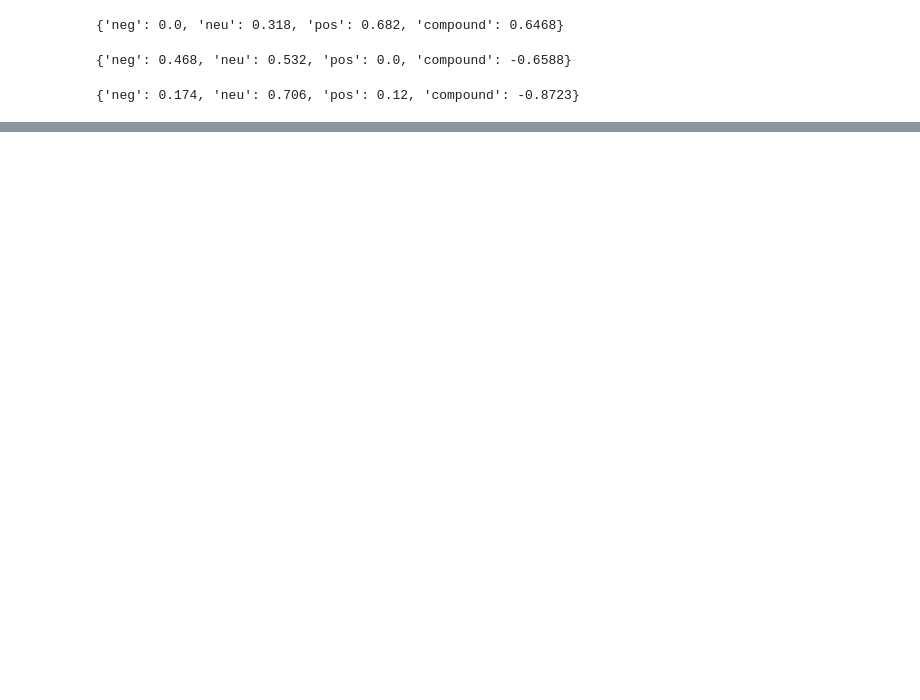
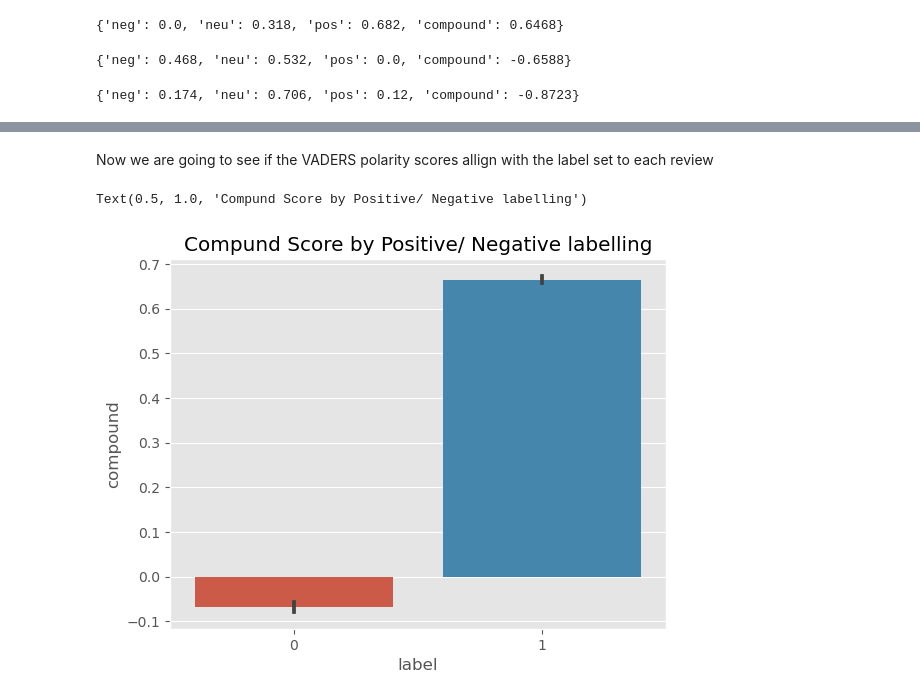
Before and after one commit to tommf00/Data-Science-Portfolio, a Jupyter notebook: Sentiment Analysis IMDB/sentiment_analysis_imdb.ipynb, the cells around one changed output, grey strips where cells are left out. Drawn from its saved outputs; the diff is of its cells as text; code cells hidden in the pictures; blank space fills up the shorter version.

```diff
--- a/Sentiment Analysis IMDB/sentiment_analysis_imdb.ipynb
+++ b/Sentiment Analysis IMDB/sentiment_analysis_imdb.ipynb
@@ -151,0 +152,8 @@ vaders
+# %% [markdown]
+Now we are going to see if the VADERS polarity scores allign with the label set to each review
+# %%
+ax=sns.barplot(data=vaders,x='label',y='compound')
+ax.set_title('Compund Score by Positive/ Negative labelling')
+# %% [output]
+Text(0.5, 1.0, 'Compund Score by Positive/ Negative labelling')
+[figure, added]
```
Also changed, not shown: parts of 26 cells of this notebook.
